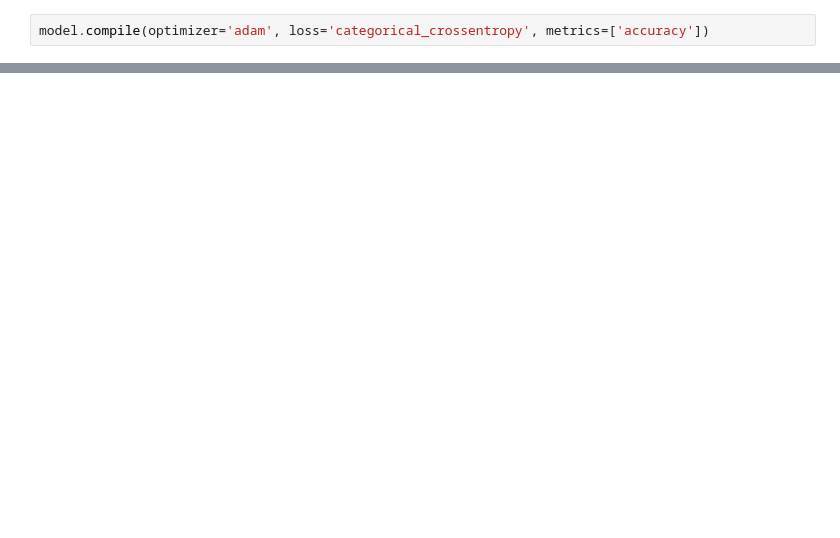
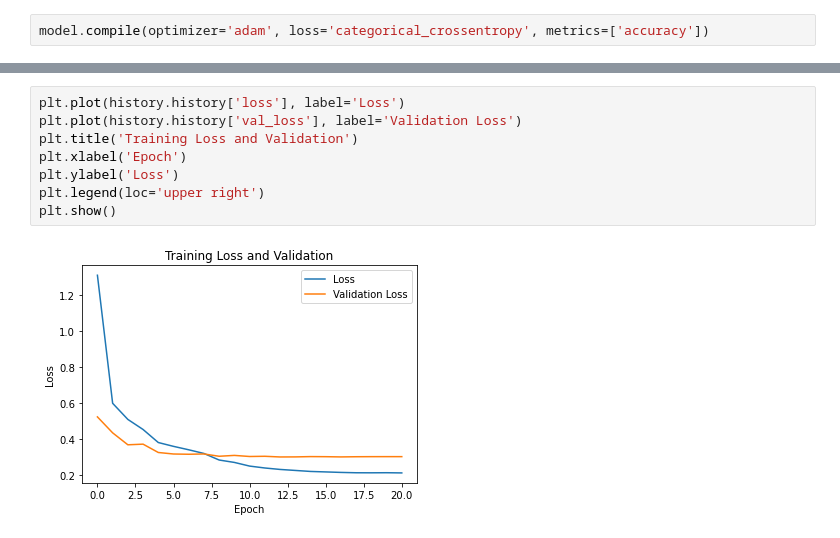
Before and after one commit to shouldworkright/svhn-cnn, a Jupyter notebook: svhn_group3.ipynb, the cells around one changed output, grey strips where cells are left out. Cells and saved outputs as stored; diff of their text form; blank space fills up the shorter version.

```diff
--- a/svhn_group3.ipynb
+++ b/svhn_group3.ipynb
@@ -95,0 +126,10 @@ history = model.fit(train_generator, y_trn, batch_size=256, epochs=15, validatio
+# %%
+plt.plot(history.history['loss'], label='Loss')
+plt.plot(history.history['val_loss'], label='Validation Loss')
+plt.title('Training Loss and Validation')
+plt.xlabel('Epoch')
+plt.ylabel('Loss')
+plt.legend(loc='upper right')
+plt.show()
+# %% [output]
+[figure, added]
```
Also changed, not shown: parts of 11 cells of this notebook.
